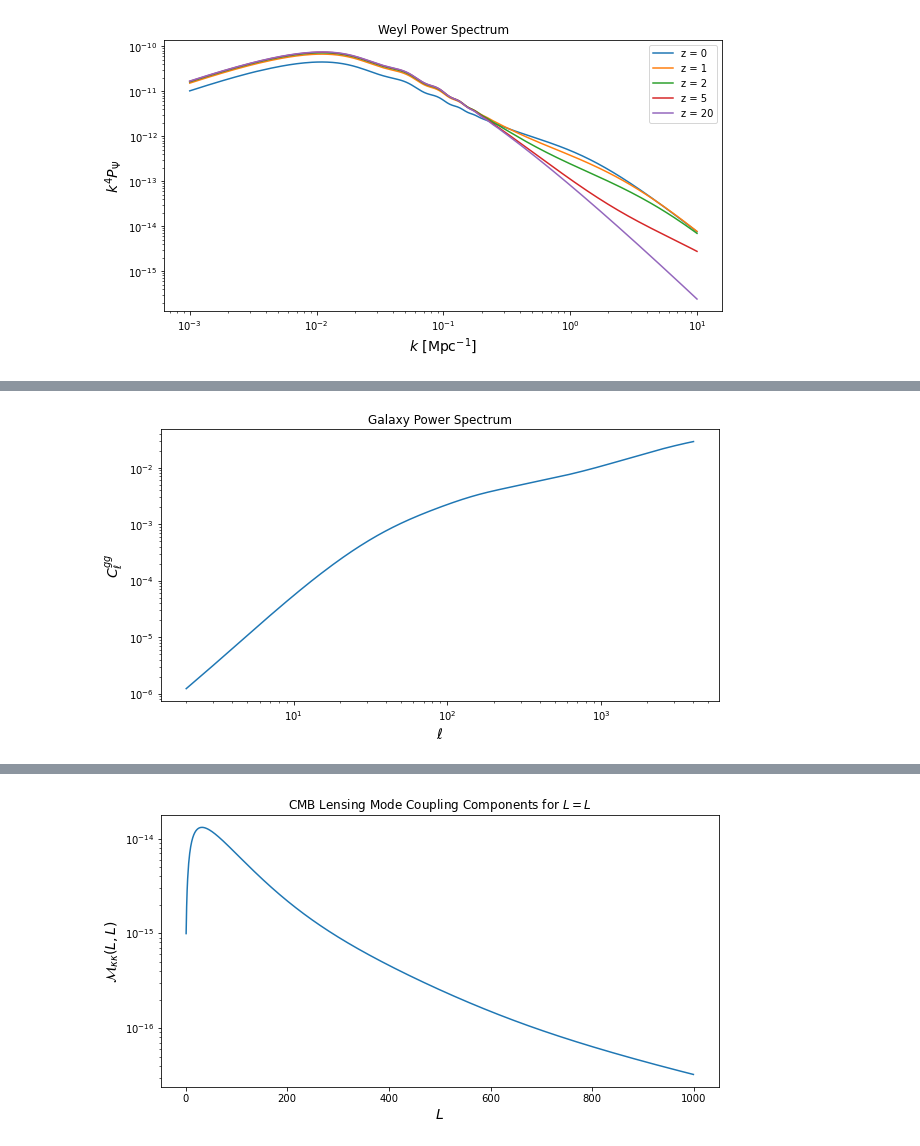
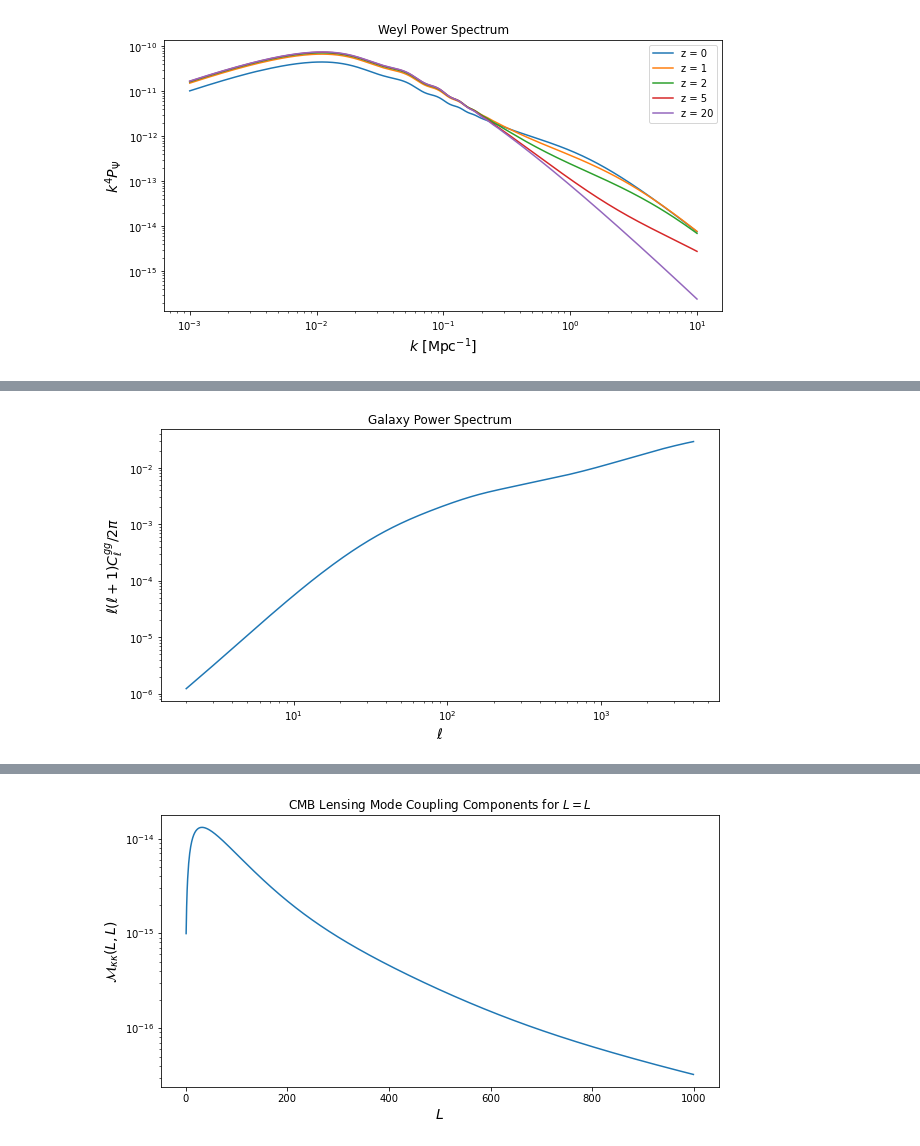
Before and after one commit to mfrobertson/omegaQE, a Jupyter notebook: kkomega/LSS.ipynb, the cells around one changed output, grey strips where cells are left out. Saved outputs shown, nothing was run; the diff lists cells and outputs as text; code cells hidden in the pictures.

```diff
--- a/kkomega/LSS.ipynb
+++ b/kkomega/LSS.ipynb
@@ -77,15 +93,14 @@ plt.show()
 # %%
-Chi_str = cosmo.get_chi_star()
 ellmax = 4000
 ells = np.arange(2, ellmax + 1, 1)
 Cl_gg = power.get_gal_ps(ells)
 plt.figure()
 #plt.loglog(ells, np.abs(Cl_gg)*(ells*(ells + 1))**2/(2*np.pi))
 plt.loglog(ells, Cl_gg*(ells*(ells + 1))/(2*np.pi))
 #plt.loglog(ells, Cl_gg)
-plt.ylabel("$C_{\ell}^{gg}$", fontsize=14)
+plt.ylabel("$\ell(\ell+1)C_{\ell}^{gg}/2\pi$", fontsize=14)
 plt.xlabel("$\ell$", fontsize=14)
 plt.title("Galaxy Power Spectrum")
 plt.show()
 # %% [output]
-[figure, old version]
+[figure, new version]
```
Also changed, not shown: parts of 18 cells of this notebook, 2 other files.
